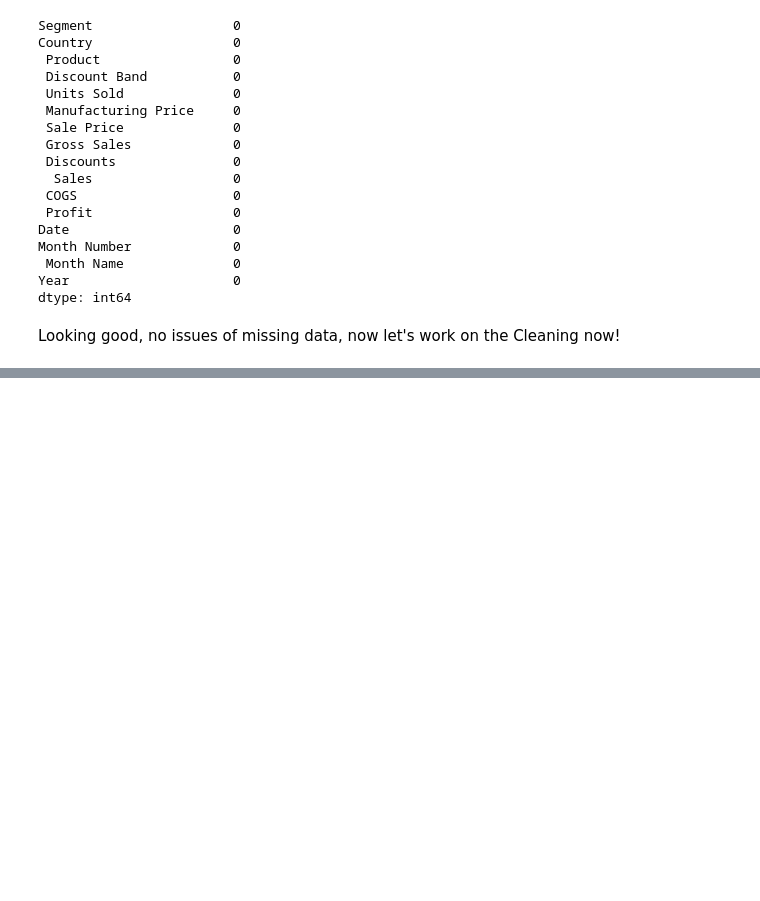
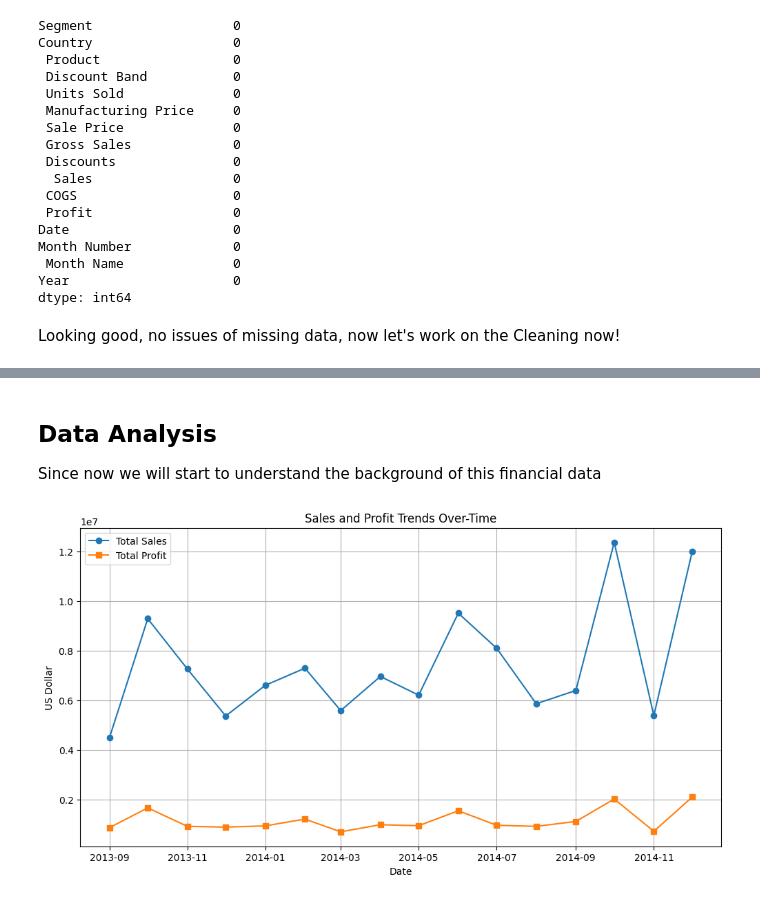
Before and after one commit to Jen-uis/Preprocessing-Financial-Data, a Jupyter notebook: Project-Code.ipynb, the cells around one changed output, grey strips where cells are left out. Saved outputs shown, nothing was run; the diff lists cells and outputs as text; code cells hidden in the pictures; blank space fills up the shorter version.

Commit message:
Update Data Analysis - 12

```diff
--- a/Project-Code.ipynb
+++ b/Project-Code.ipynb
@@ -119,3 +120,22 @@ financial_data.head()
 | 336 | Midmarket | United States of America | Paseo | Medium | 2931 | 10.0 | 15.0 | 43965.0 | ... |
 | 179 | Government | United States of America | Velo | Low | 736 | 120.0 | 20.0 | 14720.0 | ... |
 | 523 | Midmarket | Mexico | Velo | High | 655 | 120.0 | 15.0 | 9825.0 | ... |
+# %% [markdown]
+## Data Analysis
+Since now we will start to understand the background of this financial data
+# %%
+# Sales and Profit Trends over-time
+
+sales_trend = financial_data.groupby("Date")[["Sales", "Profit"]].sum()
+
+plt.figure(figsize=(12, 6))
+plt.plot(sales_trend.index, sales_trend["Sales"], label = "Total Sales", marker = "o")
+plt.plot(sales_trend.index, sales_trend["Profit"], label = "Total Profit", marker = "s")
+plt.xlabel("Date")
+plt.ylabel("US Dollar")
+plt.title("Sales and Profit Trends Over-Time")
+plt.legend()
+plt.grid()
+plt.show()
+# %% [output]
+[figure, added]
```
Also changed, not shown: parts of 2 cells of this notebook.
